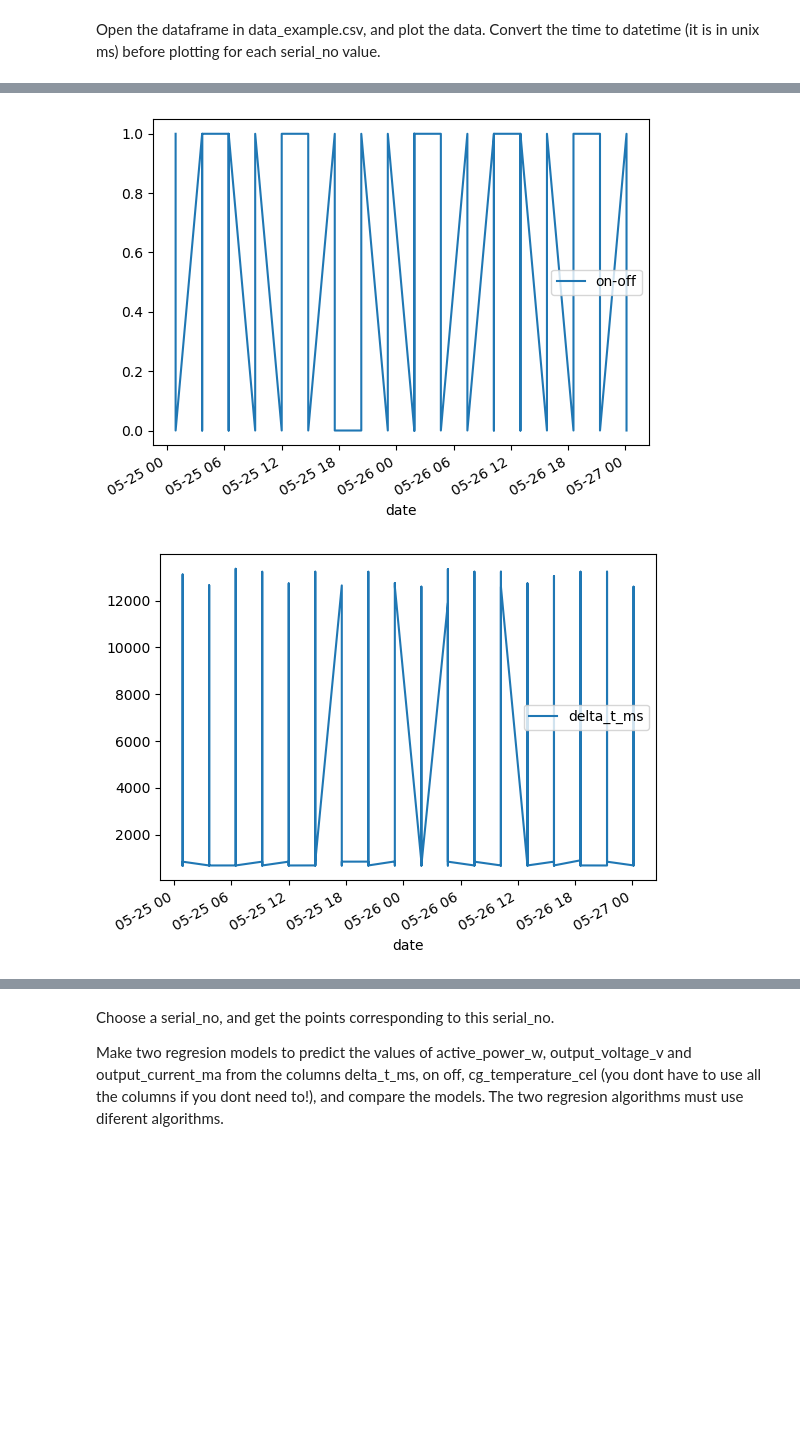
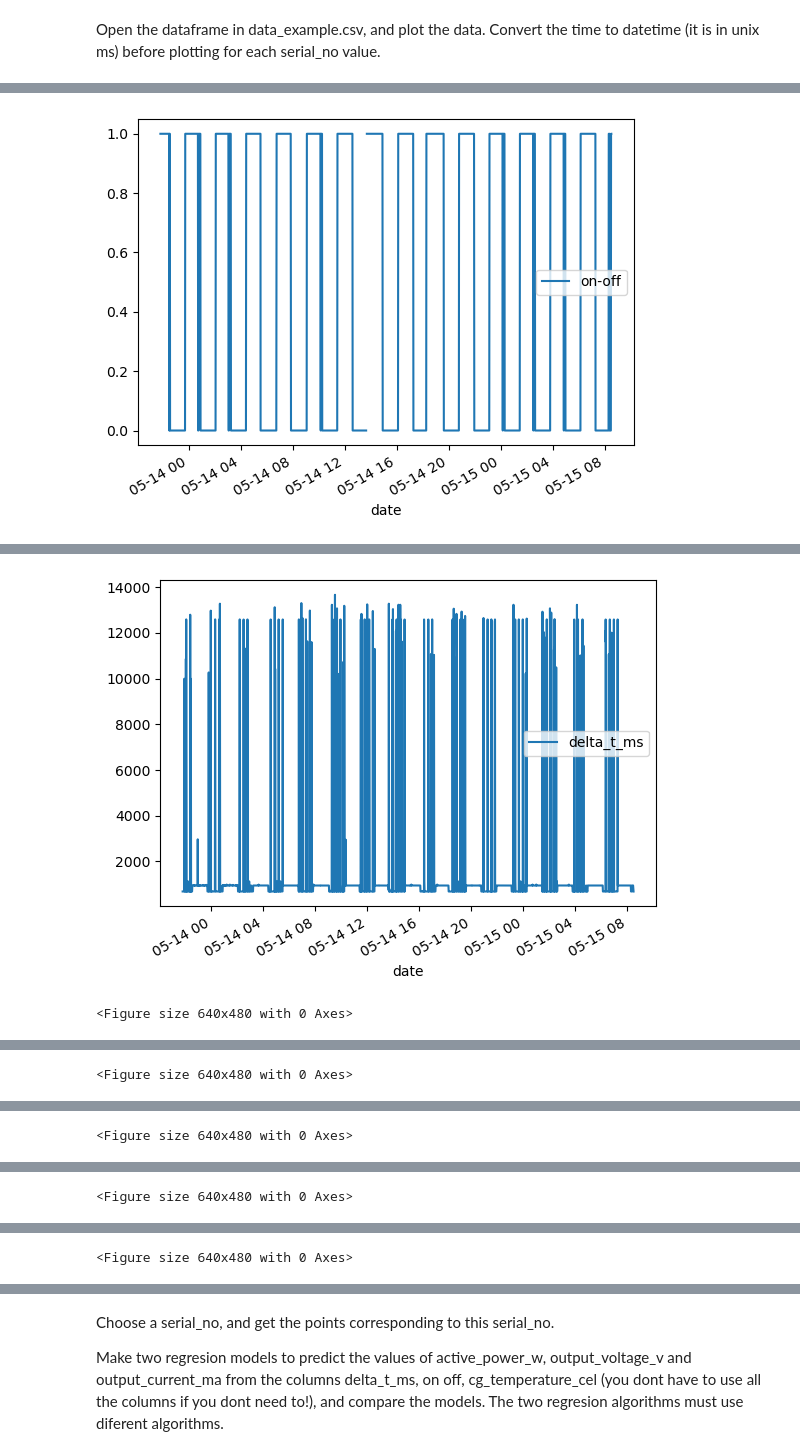
Before and after one commit to jcarter1028/v-research-interview, a Jupyter notebook: data_science/work.ipynb, the cells around one changed output, grey strips where cells are left out. Saved outputs shown, nothing was run; the diff lists cells and outputs as text; code cells hidden in the pictures; blank space fills up the shorter version.

```diff
--- a/data_science/work.ipynb
+++ b/data_science/work.ipynb
@@ -21,3 +21,7 @@ def printmd(string):
     display(Markdown(string))
 # %% [markdown]
 Open the dataframe in data_example.csv, and plot the data. Convert the time to datetime (it is in unix ms) before plotting for each serial_no value.
+# %%
+# Reading the data from excel sheet
+
+df = pd.read_excel('data.xlsx')
@@ -24,16 +55,9 @@ Open the dataframe in data_example.csv, and plot the data. Convert the time to d
+# %%
+# convert timestamps
+df['start_time_unix_ms'] = pd.to_datetime(df['start_time_unix_ms'], unit='ms')
+df = df.rename({'start_time_unix_ms': 'date'}, axis=1)
+df = df.sort_values(by=['date']) # re-order by date
 # %%
-# open data_example.csv
-df = pd.read_csv('data.csv')
-#df = pd.read_excel('data.xlsx')
-
-# Dropping first two columns - is there an issue with the data?
-df.drop(['Column1', 'Unnamed: 0'], axis=1, inplace=True)
-df.drop_duplicates(inplace=True)
-
-# convert timestamps
-df['start_time_unix_ms'] = pd.to_datetime(df['start_time_unix_ms'], unit='ms')
-df = df.rename({'start_time_unix_ms': 'date'}, axis=1)
-df.sort_values(by='date', ascending = True, inplace = True) # re-order by date
 
 # Sort by serial number
 serial_numbers = df['serial_no'].unique() # Only 227 and 30
@@ -47,15 +71,27 @@ time_frames_30 = df_30['date'].value_counts() # Only 227 and 30
 time_frames_30.to_csv('samples/time_count.csv')
 
 sample_30 = df_30.iloc[20000:22000]
-#sample_30.to_csv('sample_30_65-66.csv')
+#sample_30.to_csv('samples/sample_30_20-22.csv')
 
 sample_30.plot(x="date", y="on-off")
+plt.show()
+plt.savefig('plots/on-ff.jpg')
 sample_30.plot(x="date", y="delta_t_ms")
+plt.show()
+plt.savefig('plots/delta_t_ms.jpg')
 sample_30.plot(x="date", y="active_power_mw")
+plt.show()
+plt.savefig('plots/active_power_mw.jpg')
 sample_30.plot(x="date", y="output_voltage_v")
+plt.show()
+plt.savefig('plots/output_voltage_v.jpg')
 sample_30.plot(x="date", y="output_current_ma")
+plt.show()
+plt.savefig('plots/output_current_ma.jpg')
 sample_30.plot(x="date", y="cg_temperature_cel")
 plt.show()
+plt.savefig('plots/cg_temperature_cel.jpg')
+
 
 sample_30.plot(x="date", y=[
     "on-off",
@@ -69,7 +105,6 @@ sample_30.plot(x="date", y=[
 
 plt.savefig('plots/sample_30.jpg')
 plt.close()  # prevents figure from being displayed when code cell is executed
-
 
 
 sample_227 = df_227.iloc[20000:22000]
@@ -94,3 +129,4 @@ sample_227.plot(x="date", y=[
 plt.savefig('plots/sample_227.jpg')
 plt.close()  # prevents figure from being displayed when code cell is executed
 # %% [output]
+[figure, new version]
@@ -110,2 +134,2 @@ Name: count, Length: 672, dtype: int64
-[figure, old version]
-[figure, old version]
+[figure, new version]
+<Figure size 640x480 with 0 Axes>
@@ -112,0 +137 @@ Name: count, Length: 672, dtype: int64
+<Figure size 640x480 with 0 Axes>
@@ -113,0 +139 @@ Name: count, Length: 672, dtype: int64
+<Figure size 640x480 with 0 Axes>
@@ -114,0 +141 @@ Name: count, Length: 672, dtype: int64
+<Figure size 640x480 with 0 Axes>
@@ -116,3 +143,4 @@ Name: count, Length: 672, dtype: int64
+<Figure size 640x480 with 0 Axes>
 # %%
 #Display the results
 
```
Also changed, not shown: parts of 13 cells of this notebook, 17 other files.
